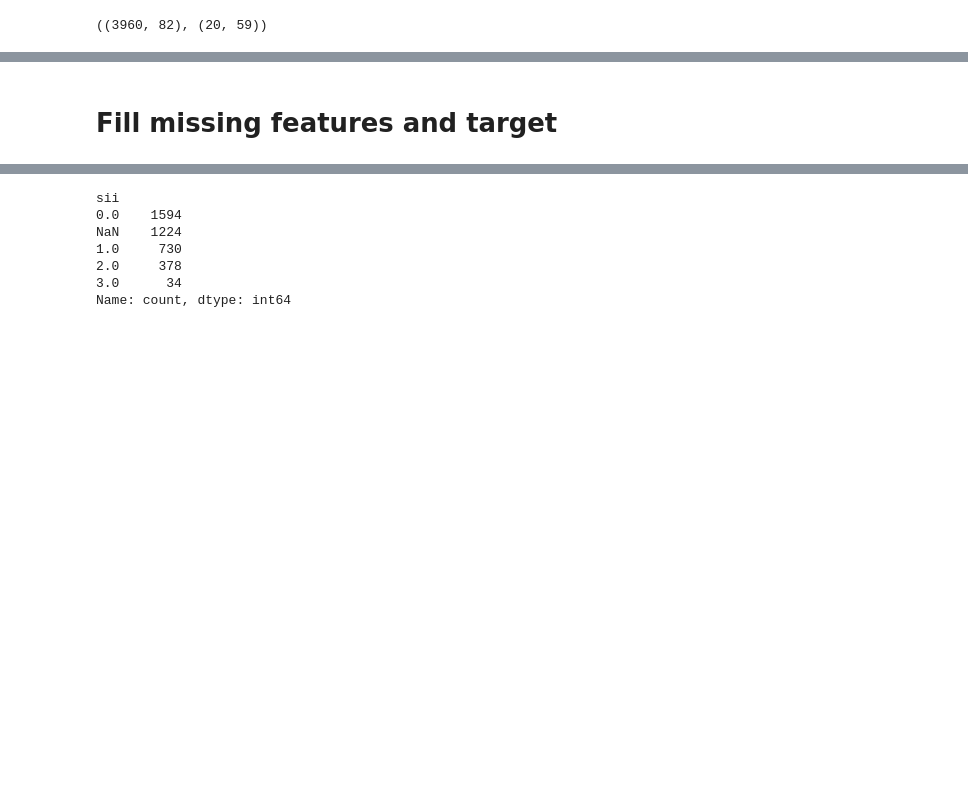
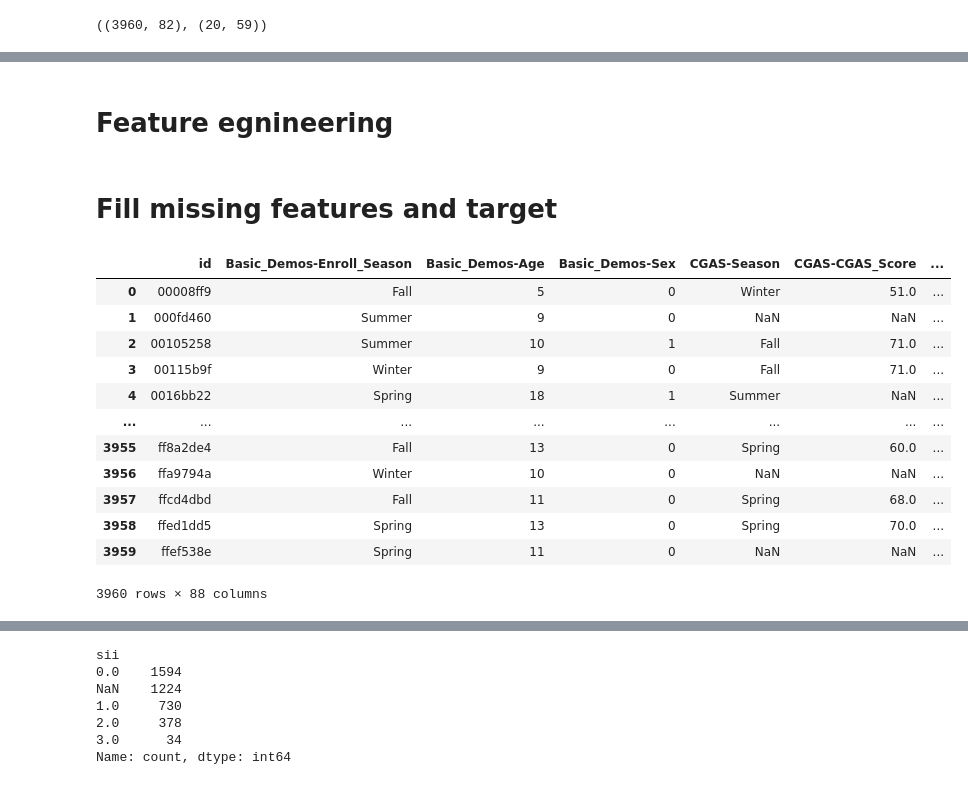
Before and after one commit to lusm554/kaggle_competitions, a Jupyter notebook: problematic-internet-use/feature_enginnering.ipynb, the cells around one changed output, grey strips where cells are left out. Cells and saved outputs as stored; diff of their text form; code cells hidden in the pictures; blank space fills up the shorter version.

Commit message:
catboost + feature engineering + knn imputer

```diff
--- a/problematic-internet-use/feature_enginnering.ipynb
+++ b/problematic-internet-use/feature_enginnering.ipynb
@@ -50,2 +42,44 @@ X.shape, y.shape
+# %% [markdown]
+# Feature egnineering
+# %%
+def feature_engineering(df):
+    # season_cols = [col for col in df.columns if 'Season' in col]
+    # df = df.drop(season_cols, axis=1)
+    pciat_cols = [c for c in df.columns if c.startswith('PCIAT')]
+    df = df.drop(columns=pciat_cols, errors='ignore')
+    df['BMI_Age'] = df['Physical-BMI'] * df['Basic_Demos-Age']
+    df['Internet_Hours_Age'] = df['PreInt_EduHx-computerinternet_hoursday'] * df['Basic_Demos-Age']
+    df['BMI_Internet_Hours'] = df['Physical-BMI'] * df['PreInt_EduHx-computerinternet_hoursday']
+    df['BFP_BMI'] = df['BIA-BIA_Fat'] / df['BIA-BIA_BMI']
+    df['FFMI_BFP'] = df['BIA-BIA_FFMI'] / df['BIA-BIA_Fat']
+    df['FMI_BFP'] = df['BIA-BIA_FMI'] / df['BIA-BIA_Fat']
+    df['LST_TBW'] = df['BIA-BIA_LST'] / df['BIA-BIA_TBW']
+    df['BFP_BMR'] = df['BIA-BIA_Fat'] * df['BIA-BIA_BMR']
+    df['BFP_DEE'] = df['BIA-BIA_Fat'] * df['BIA-BIA_DEE']
+    df['BMR_Weight'] = df['BIA-BIA_BMR'] / df['Physical-Weight']
+    df['DEE_Weight'] = df['BIA-BIA_DEE'] / df['Physical-Weight']
+    df['SMM_Height'] = df['BIA-BIA_SMM'] / df['Physical-Height']
+    df['Muscle_to_Fat'] = df['BIA-BIA_SMM'] / df['BIA-BIA_FMI']
+    df['Hydration_Status'] = df['BIA-BIA_TBW'] / df['Physical-Weight']
+    df['ICW_TBW'] = df['BIA-BIA_ICW'] / df['BIA-BIA_TBW']
+
+    df['Age_Weight'] = df['Basic_Demos-Age'] * df['Physical-Weight']
+    df['Sex_BMI'] = df['Basic_Demos-Sex'] * df['Physical-BMI']
+    df['Sex_HeartRate'] = df['Basic_Demos-Sex'] * df['Physical-HeartRate']
+    df['Age_WaistCirc'] = df['Basic_Demos-Age'] * df['Physical-Waist_Circumference']
+    df['BMI_FitnessMaxStage'] = df['Physical-BMI'] * df['Fitness_Endurance-Max_Stage']
+    df['Weight_GripStrengthDominant'] = df['Physical-Weight'] * df['FGC-FGC_GSD']
+    df['Weight_GripStrengthNonDominant'] = df['Physical-Weight'] * df['FGC-FGC_GSND']
+    df['HeartRate_FitnessTime'] = df['Physical-HeartRate'] * (df['Fitness_Endurance-Time_Mins'] + df['Fitness_Endurance-Time_Sec'])
+    df['Age_PushUp'] = df['Basic_Demos-Age'] * df['FGC-FGC_PU']
+    df['FFMI_Age'] = df['BIA-BIA_FFMI'] * df['Basic_Demos-Age']
+    df['InternetUse_SleepDisturbance'] = df['PreInt_EduHx-computerinternet_hoursday'] * df['SDS-SDS_Total_Raw']
+    df['CGAS_BMI'] = df['CGAS-CGAS_Score'] * df['Physical-BMI']
+    df['CGAS_FitnessMaxStage'] = df['CGAS-CGAS_Score'] * df['Fitness_Endurance-Max_Stage']
+    return df
+
+train_df = feature_engineering(train_df)
+# %%
+train_df = train_df.replace([np.inf, -np.inf], np.nan)
 # %% [markdown]
 # Fill missing features and target
@@ -72 +86,17 @@ X.shape, y.shape
+# %%
+train_df
+# %% [output]
+|  | id | Basic_Demos-Enroll_Season | Basic_Demos-Age | Basic_Demos-Sex | CGAS-Season | CGAS-CGAS_Score | ... |
+| 0 | 00008ff9 | Fall | 5 | 0 | Winter | 51.0 | ... |
+| 1 | 000fd460 | Summer | 9 | 0 | NaN | NaN | ... |
+| 2 | 00105258 | Summer | 10 | 1 | Fall | 71.0 | ... |
+| 3 | 00115b9f | Winter | 9 | 0 | Fall | 71.0 | ... |
+| 4 | 0016bb22 | Spring | 18 | 1 | Summer | NaN | ... |
+| ... | ... | ... | ... | ... | ... | ... | ... |
+| 3955 | ff8a2de4 | Fall | 13 | 0 | Spring | 60.0 | ... |
+| 3956 | ffa9794a | Winter | 10 | 0 | NaN | NaN | ... |
+| 3957 | ffcd4dbd | Fall | 11 | 0 | Spring | 68.0 | ... |
+| 3958 | ffed1dd5 | Spring | 13 | 0 | Spring | 70.0 | ... |
+| 3959 | ffef538e | Spring | 11 | 0 | NaN | NaN | ... |
+3960 rows × 88 columns
 # %%
```
Also changed, not shown: parts of 14 cells of this notebook.
